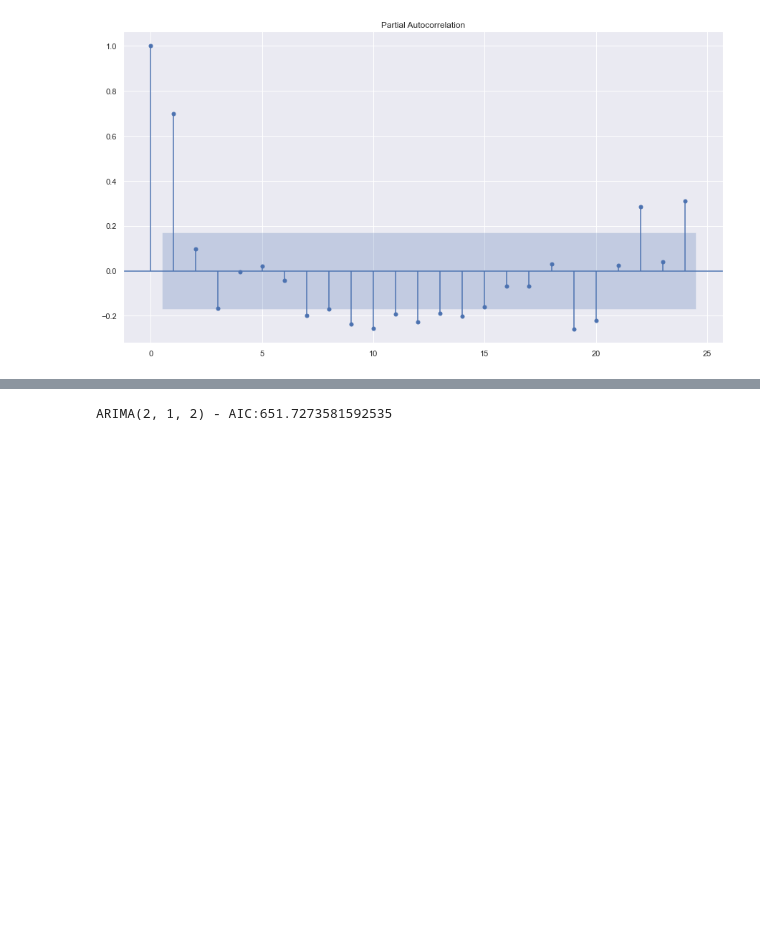
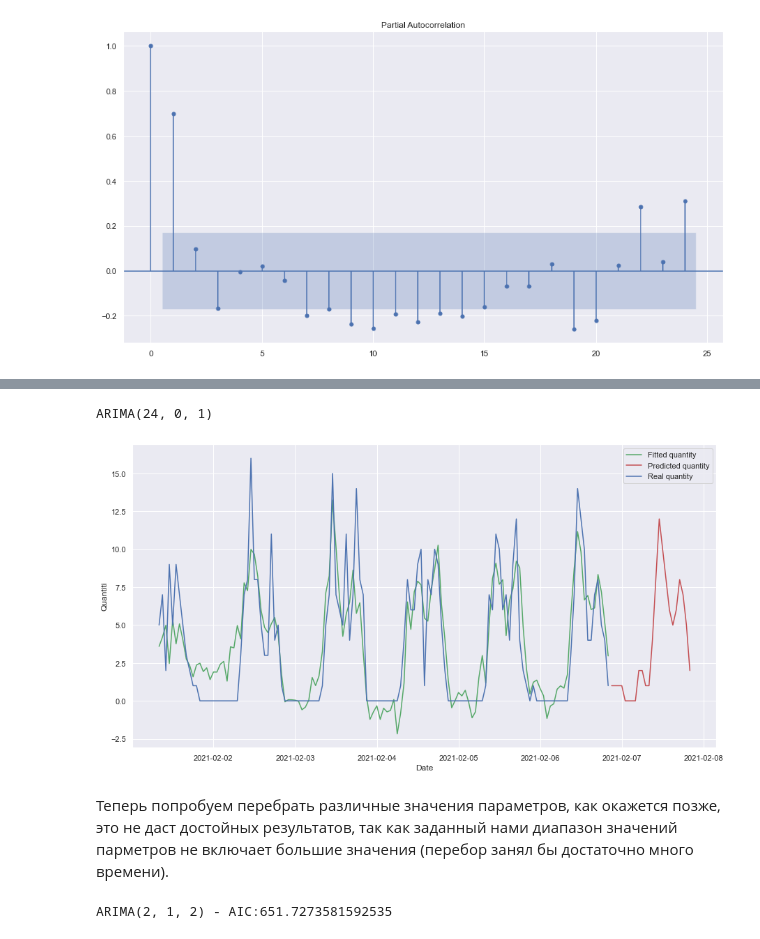
Before and after one commit to tosharybkin/EPROMO_TEST, a Jupyter notebook: notebooks/Notebook_Cola.ipynb, the cells around one changed output, grey strips where cells are left out. Cells and saved outputs as stored; diff of their text form; code cells hidden in the pictures; blank space fills up the shorter version.

Commit message:
modified model and add it to new notebook

```diff
--- a/notebooks/Notebook_Cola.ipynb
+++ b/notebooks/Notebook_Cola.ipynb
@@ -42,13 +42,13 @@ def positiv(x: int) -> int:
 
 #Функция для обособления данных об одном регионе в отдельный фрейм и объединения всех покупок в данном регионе по часам
 def get_region_data(data: PandasDataFrame, region: str) -> PandasDataFrame:
-    data = data[data['region'] == region]
-    data = data.drop(['region'], axis=1)
-    data = data.resample('1H').sum()
+    data_reg = data[data['region'] == region]
+    data_reg = data_reg.drop(['region'], axis=1)
+    data_reg = data_reg.resample('1H').sum()
 
-    g = sns.lineplot(data = data);
+    g = sns.lineplot(data = data_reg);
 
-    return data
+    return data_reg
 
 
 #Функция для проверки ряда на стационарность критерием Дики-Фуллера
@@ -86,8 +86,7 @@ df = pd.read_csv(r'..\data\dataset.csv', index_col=['local_date'], parse_dates=[
 #Уберём колонку с целочисленными индксами и выберем код товара
 df = df.drop(['Unnamed: 0'], axis=1)
 df = df[df['barcode'] == '2000000000008']
-df = df.drop(['barcode'],
-               axis = 1)
+df = df.drop(['barcode'], axis = 1)
 
 #sns.heatmap(df.corr(), annot = True, fmt='.1g')
 
@@ -108,10 +107,11 @@ df
 | 2021-02-01 23:32:11 | 11660916303 | 7364777272 | 352405604088706 | 5.0 | 1.0 | Воронежская область |
 8347 rows × 6 columns
 # %%
-print(len(df['item_id'].value_counts()),
-      len(df['receipt_id'].value_counts()))
+len_item_id = len(df['item_id'].value_counts())
+len_reciept_id = len(df['receipt_id'].value_counts())
 
-df = df.drop(['receipt_id',
-              'item_id'],
-               axis = 1)
+print(f'Количество уникальных значений Id транзакции: {len_item_id}')
+print (f'Количество уникальных значений Id чека: {len_reciept_id}')
+
+df = df.drop(['item_id', 'receipt_id'], axis=1)
 # %% [output]
@@ -135,8 +136,6 @@ df = df.sort_index()
 # %%
 #Удаляем "ненужные" признаки
-df = df.drop(['device_id',
-              'price'],
-               axis = 1)
+df = df.drop(['device_id', 'price'], axis=1)
 # %%
 #Получим список регионов с продажами выбранного товара (список отсортирован по количеству продаж)
 regions = list(df['region'].value_counts().index)
@@ -178,3 +182,19 @@ sm.graphics.tsa.plot_pacf(df_reg, lags=24);
+# %%
+#Задаём парметры подобранные аналитически
+analitics_param = (24, 0 ,1)
+
+model_ARIMA_anal = ARIMA(df_reg,
+                         order=analitics_param,
+                         enforce_stationarity=False,
+                         enforce_invertibility=False)
+
+print(f'ARIMA{analitics_param}')
+res_ARIMA_anal = fit_and_show_results(model_ARIMA_anal, 24)
+# %% [output]
+ARIMA(24, 0, 1)
+[figure, added]
+# %% [markdown]
+Теперь попробуем перебрать различные значения параметров, как окажется позже, это не даст достойных результатов, так как заданный нами диапазон значений парметров не включает большие значения (перебор занял бы достаточно много времени).
 # %%
 p = d = q = range(0, 3)
 
```
Also changed, not shown: parts of 17 cells of this notebook, 1 other file.
